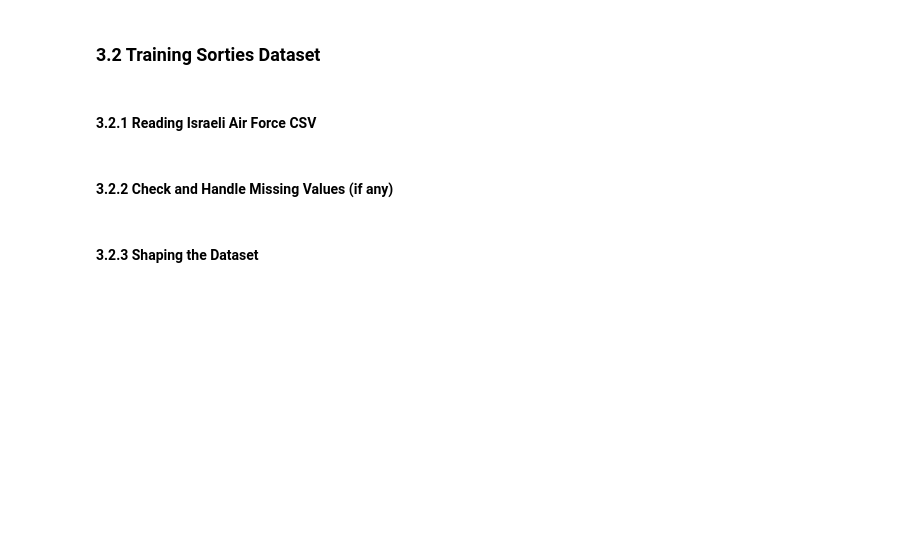
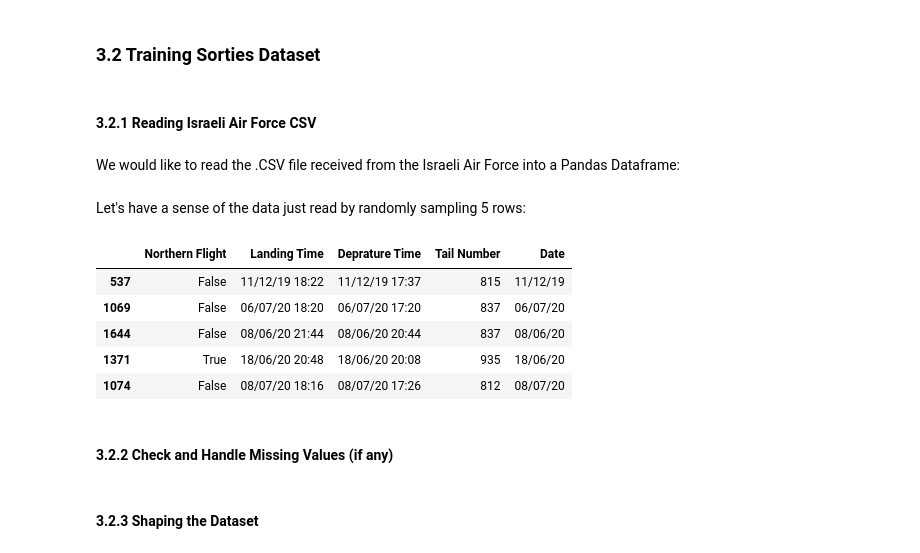
Before and after one commit to elront/Data_Science_Project_Proposal, a Jupyter notebook: Data_science_workshop_project_proposal.ipynb, the cells around one changed output. Drawn from its saved outputs; the diff is of its cells as text; code cells hidden in the pictures; blank space fills up the shorter version.

```diff
--- a/Data_science_workshop_project_proposal.ipynb
+++ b/Data_science_workshop_project_proposal.ipynb
@@ -337,6 +343,21 @@ We would like to read the .CSV file received from the Israeli Air Force into a P
 ###  3.2  Training Sorties Dataset
 # %% [markdown]
 #### 3.2.1 Reading Israeli Air Force CSV
+# %% [markdown]
+We would like to read the .CSV file received from the Israeli Air Force into a Pandas Dataframe:
+# %%
+flights_df = pd.read_csv("iaf_datasets/flights_dataset_raw.csv")
+# %% [markdown]
+Let's have a sense of the data just read by randomly sampling 5 rows:
+# %%
+flights_df.sample(5)
+# %% [output]
+|  | Northern Flight | Landing Time | Deprature Time | Tail Number | Date |
+| 537 | False | 11/12/19 18:22 | 11/12/19 17:37 | 815 | 11/12/19 |
+| 1069 | False | 06/07/20 18:20 | 06/07/20 17:20 | 837 | 06/07/20 |
+| 1644 | False | 08/06/20 21:44 | 08/06/20 20:44 | 837 | 08/06/20 |
+| 1371 | True | 18/06/20 20:48 | 18/06/20 20:08 | 935 | 18/06/20 |
+| 1074 | False | 08/07/20 18:16 | 08/07/20 17:26 | 812 | 08/07/20 |
 # %% [markdown]
 #### 3.2.2 Check and Handle Missing Values (if any)
 # %% [markdown]
```
Also changed, not shown: parts of 13 cells of this notebook, 2 other files.
